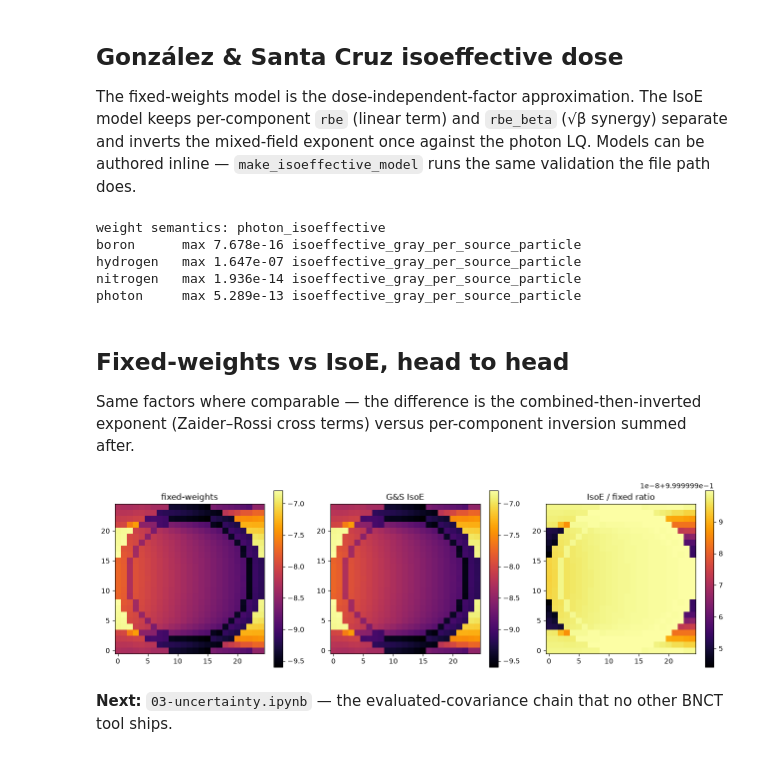
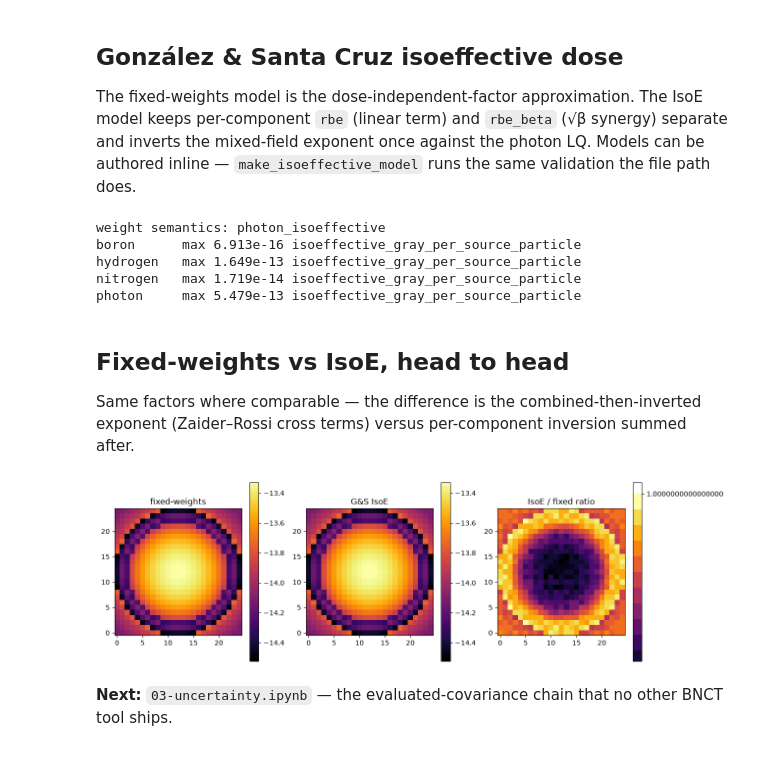
Before and after one commit to AvilaLabs/OpenBNCT, a Jupyter notebook: examples/notebooks/02-biological-modeling.ipynb, the cells around one changed output. Saved outputs shown, nothing was run; the diff lists cells and outputs as text; code cells hidden in the pictures.

```diff
--- a/examples/notebooks/02-biological-modeling.ipynb
+++ b/examples/notebooks/02-biological-modeling.ipynb
@@ -22,7 +22,7 @@ while not (REPO / 'benchmarks').is_dir() and REPO != REPO.parent:
 assert (REPO / 'benchmarks').is_dir(), 'run inside an OpenBNCT checkout'
 
 BENCH = REPO / 'benchmarks/synthetic/layered-head-phantom'
-bundle = openbnct.load_physical_dose_bundle(BENCH / 'dose-28g-1e.json')
+bundle = openbnct.load_physical_dose_bundle(BENCH / 'dose-28g-v2.json')
 
 model = openbnct.load_biological_model(
     REPO / 'examples/biological/fixed-component-weights-model-v1.json')
@@ -97,10 +97,10 @@ for c in isoe.components:
     print(f'{c.component:<10} max {max(c.values):.3e} {c.unit}')
 # %% [output]
 weight semantics: photon_isoeffective
-boron      max 7.678e-16 isoeffective_gray_per_source_particle
-hydrogen   max 1.647e-07 isoeffective_gray_per_source_particle
-nitrogen   max 1.936e-14 isoeffective_gray_per_source_particle
-photon     max 5.289e-13 isoeffective_gray_per_source_particle
+boron      max 6.913e-16 isoeffective_gray_per_source_particle
+hydrogen   max 1.649e-13 isoeffective_gray_per_source_particle
+nitrogen   max 1.719e-14 isoeffective_gray_per_source_particle
+photon     max 5.479e-13 isoeffective_gray_per_source_particle
 # %% [markdown]
 ## Fixed-weights vs IsoE, head to head
 
@@ -108,21 +108,22 @@ Same factors where comparable — the difference is the combined-then-inverted e
 # %%
 import matplotlib.pyplot as plt
 import numpy as np
 
 nx, ny, nz = bundle.geometry.shape
-a = np.array(bio.biological_total.values).reshape(nx, ny, nz)[:, :, nz // 2]
-c = np.array(isoe.biological_total.values).reshape(nx, ny, nz)[:, :, nz // 2]
+# x-fastest voxel order → C-order reshape (nz, ny, nx); mid z-plane.
+a = np.array(bio.biological_total.values).reshape(nz, ny, nx)[nz // 2]
+c = np.array(isoe.biological_total.values).reshape(nz, ny, nx)[nz // 2]
 
 fig, axes = plt.subplots(1, 3, figsize=(13, 4))
 for ax, vol, title in zip(axes, [a, c, c / np.maximum(a, 1e-30)],
                           ['fixed-weights', 'G&S IsoE', 'IsoE / fixed ratio']):
-    im = ax.imshow(np.log10(vol.T + 1e-30) if 'ratio' not in title
-                   else vol.T, origin='lower', cmap='inferno')
+    im = ax.imshow(np.log10(vol + 1e-30) if 'ratio' not in title
+                   else vol, origin='lower', cmap='inferno')
     ax.set_title(title)
     fig.colorbar(im, ax=ax)
 plt.tight_layout()
 plt.show()
 # %% [output]
-[figure, old version]
+[figure, new version]
 # %% [markdown]
 **Next:** `03-uncertainty.ipynb` — the evaluated-covariance chain that no other BNCT tool ships.
```
Also changed, not shown: parts of 1 cell of this notebook, 3 other files.
